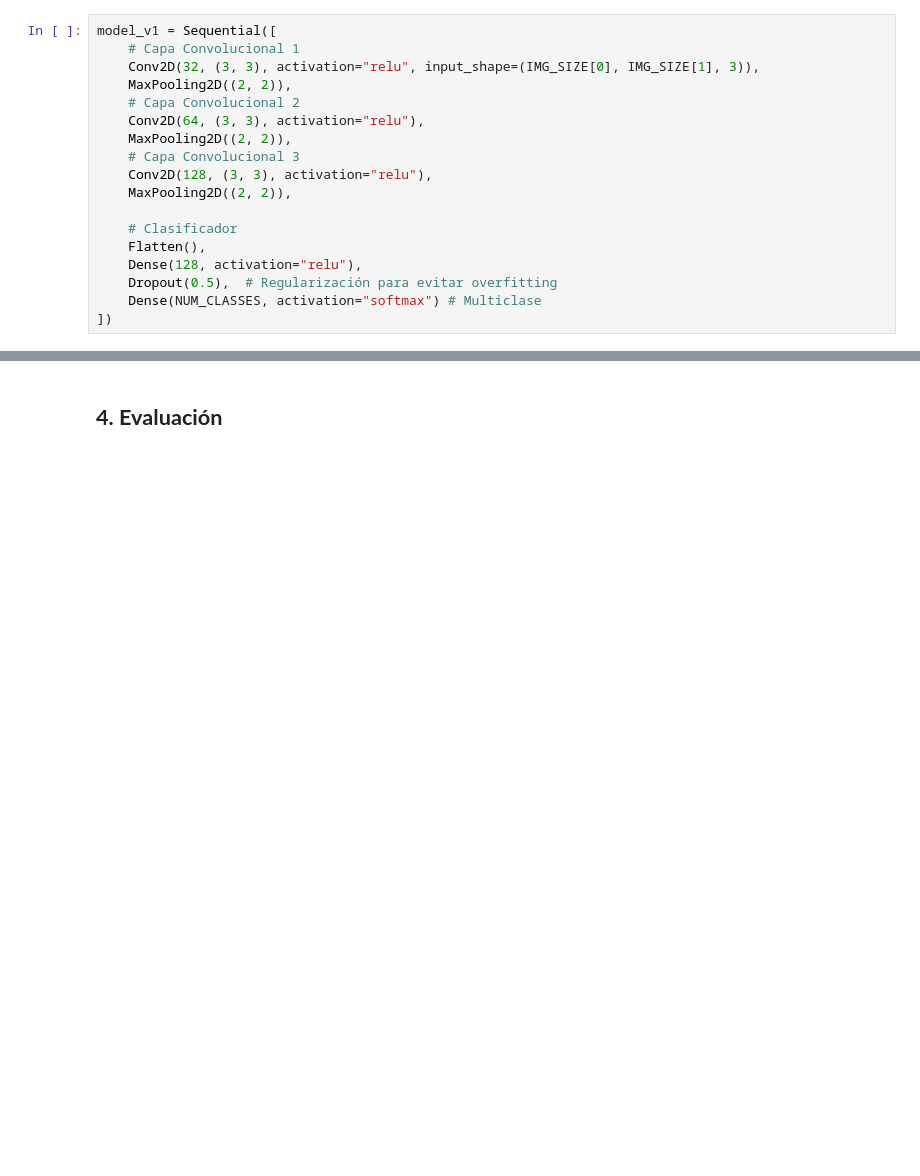
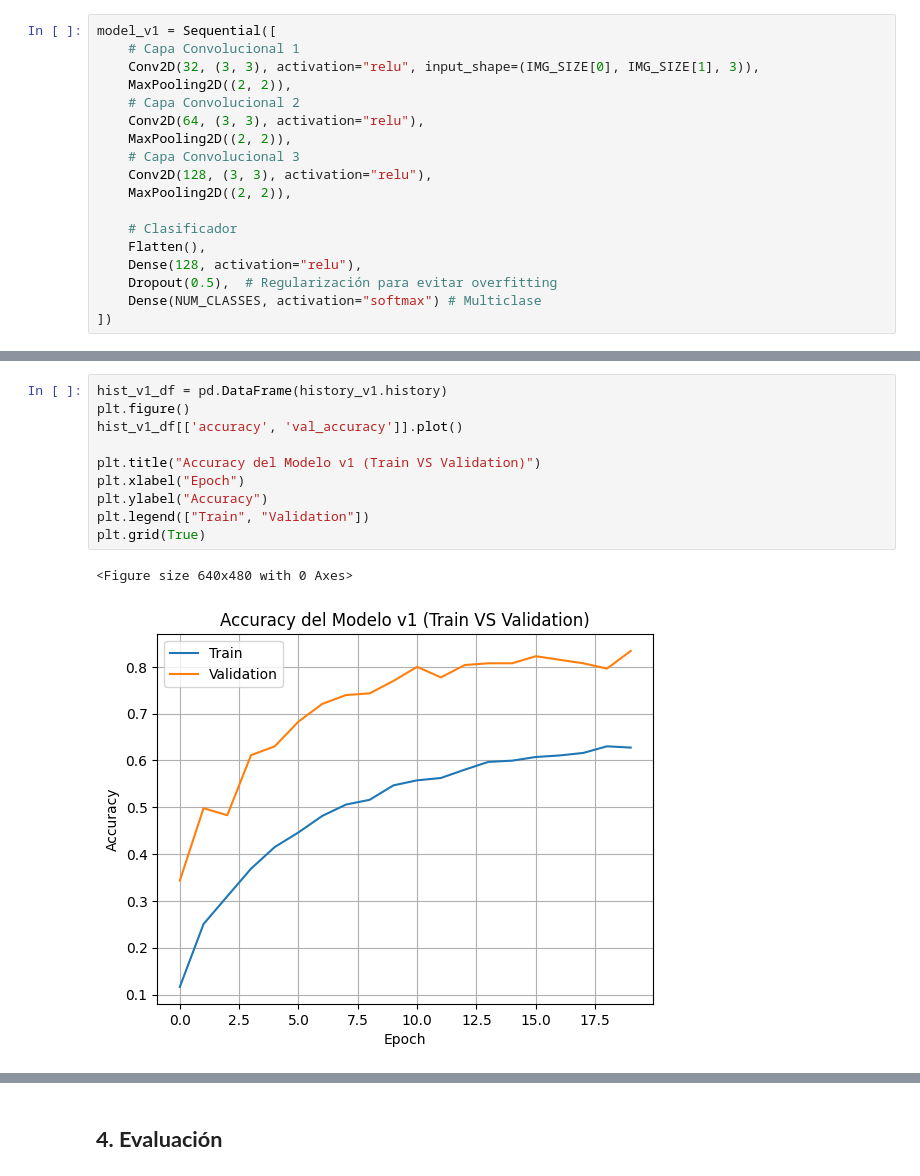
Before and after one commit to chimalii/DeepLearningProject_Advanced_AI, a Jupyter notebook: Modelado.ipynb, the cells around one changed output, grey strips where cells are left out. Drawn from its saved outputs; the diff is of its cells as text; blank space fills up the shorter version.

```diff
--- a/Modelado.ipynb
+++ b/Modelado.ipynb
@@ -140,0 +140,13 @@ Epoch 15/15
+# %%
+hist_v1_df = pd.DataFrame(history_v1.history)
+plt.figure()
+hist_v1_df[['accuracy', 'val_accuracy']].plot()
+
+plt.title("Accuracy del Modelo v1 (Train VS Validation)")
+plt.xlabel("Epoch")
+plt.ylabel("Accuracy")
+plt.legend(["Train", "Validation"])
+plt.grid(True)
+# %% [output]
+<Figure size 640x480 with 0 Axes>
+[figure, added]
```
Also changed, not shown: parts of 11 cells of this notebook, 1 other file.
